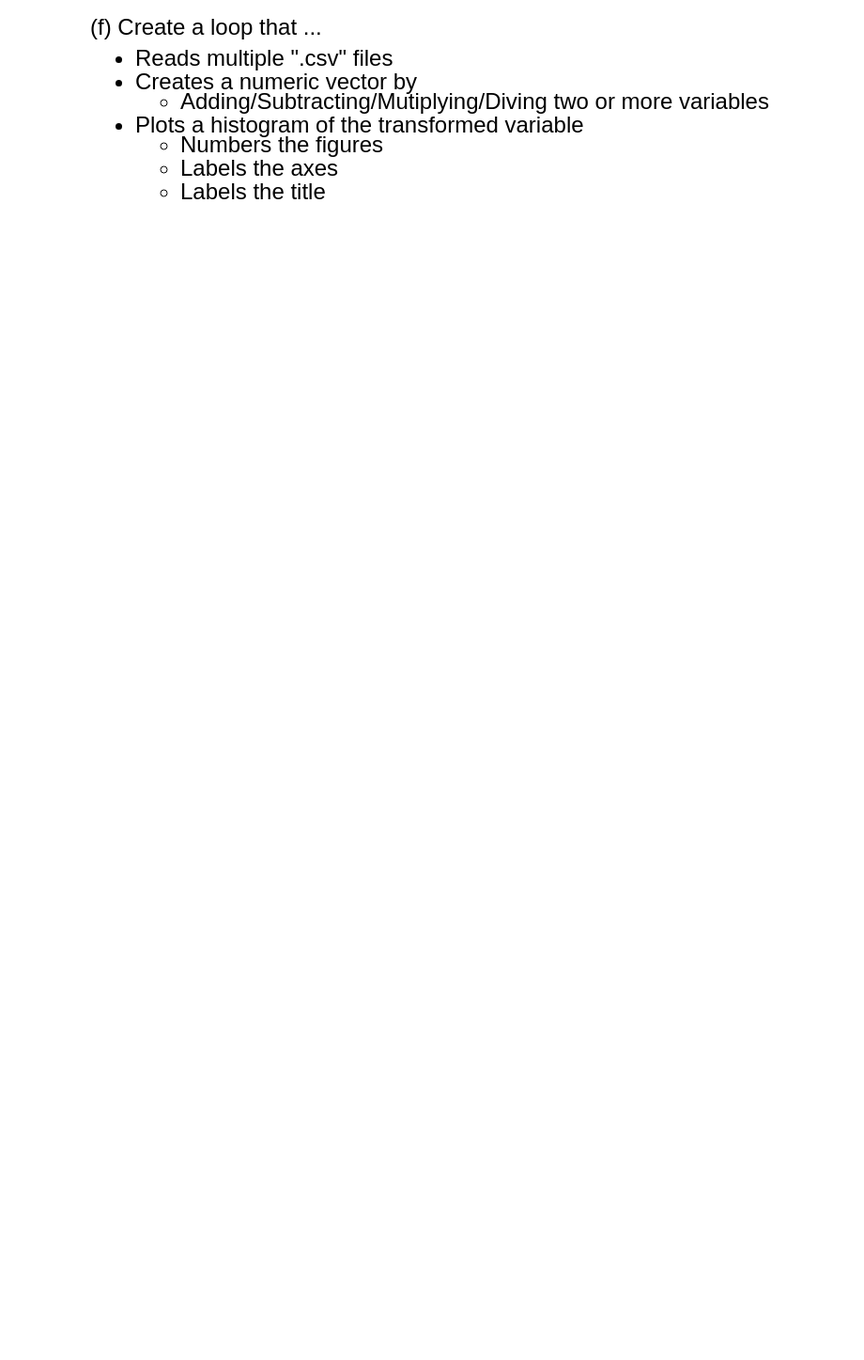
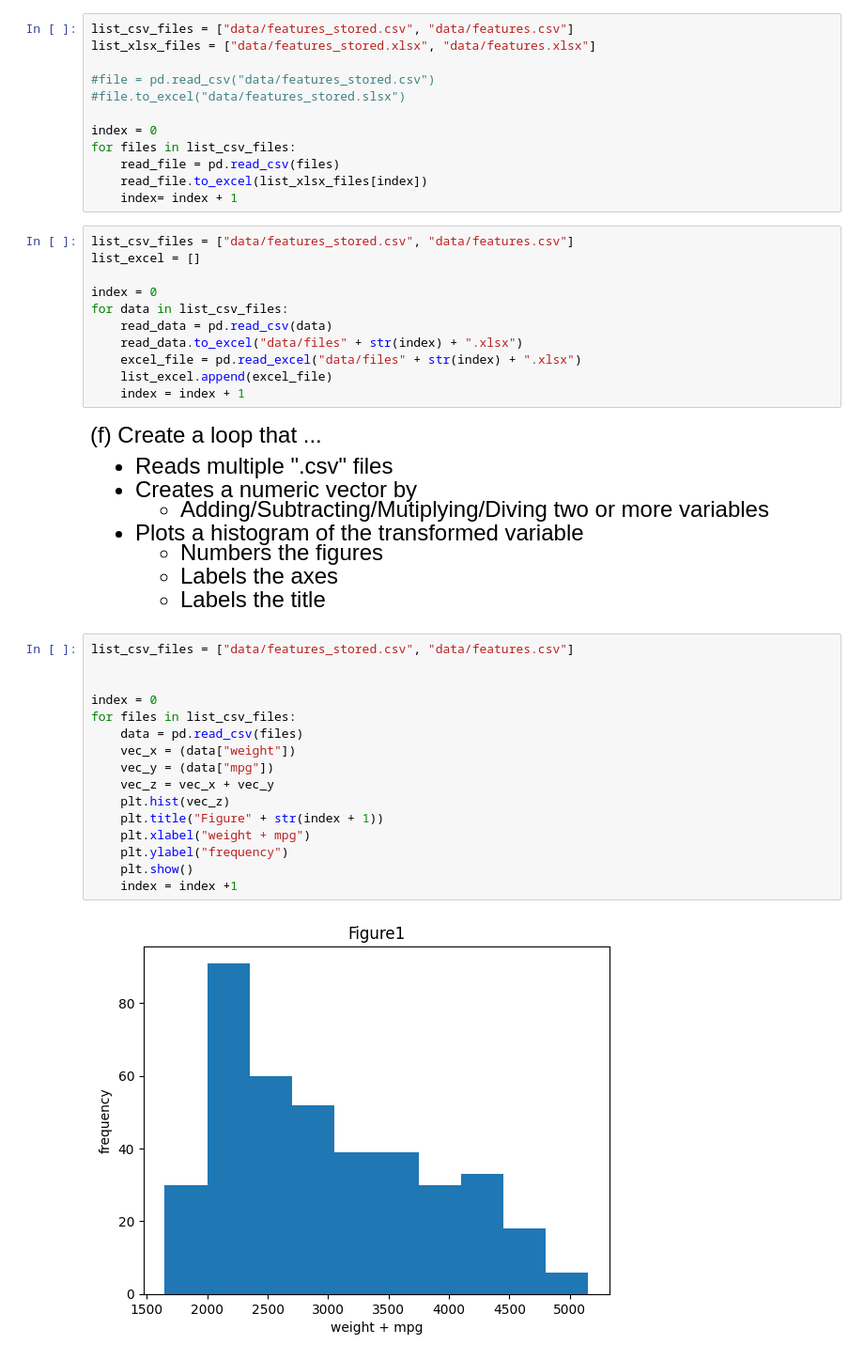
Before and after one commit to M-Roselinsky/emoryqtm151, a Jupyter notebook: Lecture 07/Lecture 7.ipynb, the cells around one changed output. Shown at 94% size. Cells and saved outputs as stored; diff of their text form; blank space fills up the shorter version.

```diff
--- a/Lecture 07/Lecture 7.ipynb
+++ b/Lecture 07/Lecture 7.ipynb
@@ -192,3 +190,26 @@ Hint: Create a new list with the ".xslx" names and use a for loop with numbering
+# %%
+list_csv_files = ["data/features_stored.csv", "data/features.csv"]
+list_xlsx_files = ["data/features_stored.xlsx", "data/features.xlsx"]
+
+#file = pd.read_csv("data/features_stored.csv")
+#file.to_excel("data/features_stored.slsx")
+
+index = 0
+for files in list_csv_files:
+    read_file = pd.read_csv(files)
+    read_file.to_excel(list_xlsx_files[index])
+    index= index + 1
+# %%
+list_csv_files = ["data/features_stored.csv", "data/features.csv"]
+list_excel = []
+
+index = 0
+for data in list_csv_files:
+    read_data = pd.read_csv(data)
+    read_data.to_excel("data/files" + str(index) + ".xlsx")
+    excel_file = pd.read_excel("data/files" + str(index) + ".xlsx")
+    list_excel.append(excel_file)
+    index = index + 1
 # %% [markdown]
 <font size = "5">
 
@@ -201,3 +222,21 @@ Hint: Create a new list with the ".xslx" names and use a for loop with numbering
     - Numbers the figures
     - Labels the axes
     - Labels the title
+# %%
+list_csv_files = ["data/features_stored.csv", "data/features.csv"]
+
+
+index = 0
+for files in list_csv_files:
+    data = pd.read_csv(files)
+    vec_x = (data["weight"])
+    vec_y = (data["mpg"])
+    vec_z = vec_x + vec_y
+    plt.hist(vec_z)
+    plt.title("Figure" + str(index + 1))
+    plt.xlabel("weight + mpg")
+    plt.ylabel("frequency")
+    plt.show()
+    index = index +1
+# %% [output]
+[figure, added]
```
Also changed, not shown: parts of 6 cells of this notebook, 10 other files.
